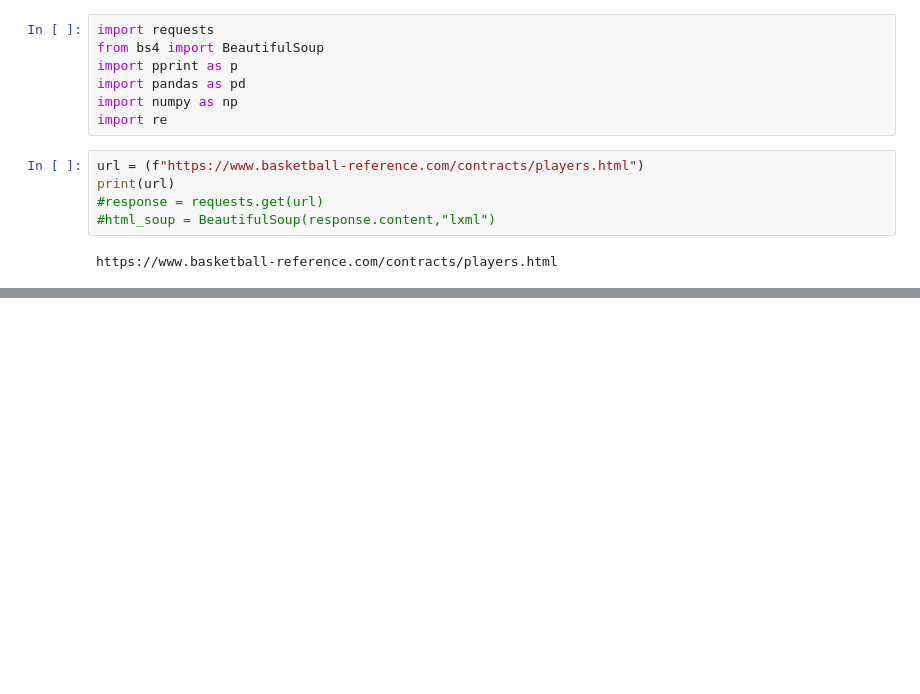
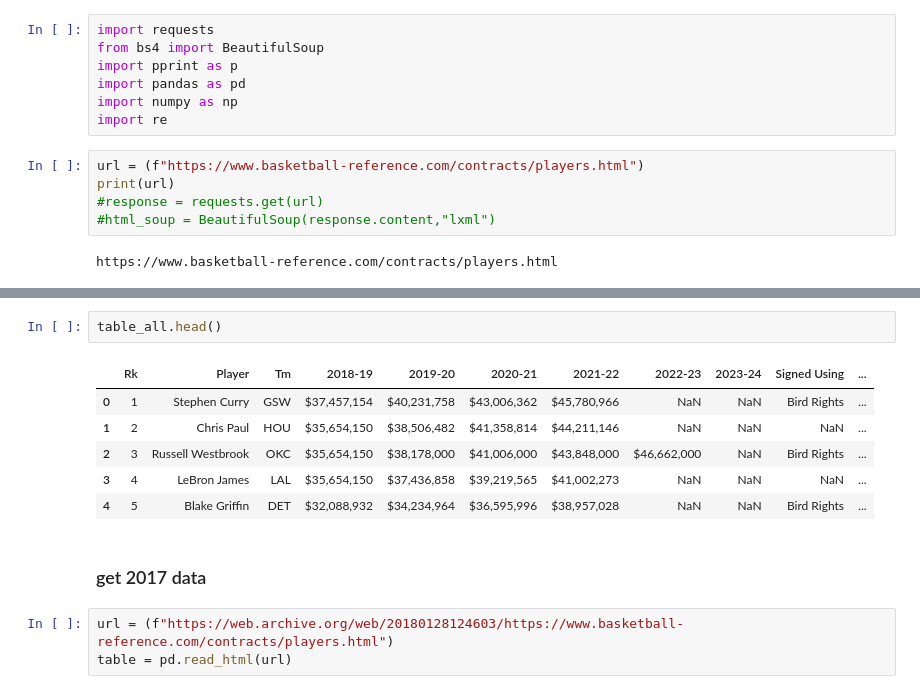
Before and after one commit to NathanielYang/nba_prediction_salary, a Jupyter notebook: get_contract.ipynb, the cells around one changed output, grey strips where cells are left out. Cells and saved outputs as stored; diff of their text form; blank space fills up the shorter version.

```diff
--- a/get_contract.ipynb
+++ b/get_contract.ipynb
@@ -36,0 +38,14 @@ table
+# %%
+table_all.head()
+# %% [output]
+|  | Rk | Player | Tm | 2018-19 | 2019-20 | 2020-21 | 2021-22 | 2022-23 | 2023-24 | Signed Using | ... |
+| 0 | 1 | Stephen Curry | GSW | $37,457,154 | $40,231,758 | $43,006,362 | $45,780,966 | NaN | NaN | Bird Rights | ... |
+| 1 | 2 | Chris Paul | HOU | $35,654,150 | $38,506,482 | $41,358,814 | $44,211,146 | NaN | NaN | NaN | ... |
+| 2 | 3 | Russell Westbrook | OKC | $35,654,150 | $38,178,000 | $41,006,000 | $43,848,000 | $46,662,000 | NaN | Bird Rights | ... |
+| 3 | 4 | LeBron James | LAL | $35,654,150 | $37,436,858 | $39,219,565 | $41,002,273 | NaN | NaN | NaN | ... |
+| 4 | 5 | Blake Griffin | DET | $32,088,932 | $34,234,964 | $36,595,996 | $38,957,028 | NaN | NaN | Bird Rights | ... |
+# %% [markdown]
+### get 2017 data
+# %%
+url = (f"https://web.archive.org/web/20180128124603/https://www.basketball-reference.com/contracts/players.html")
+table = pd.read_html(url)
```
Also changed, not shown: parts of 13 cells of this notebook.
